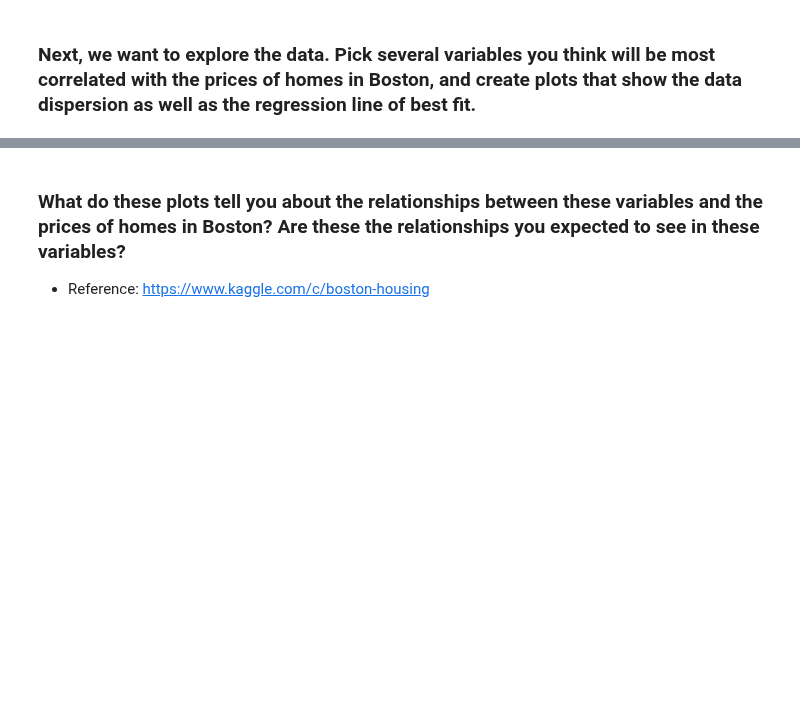
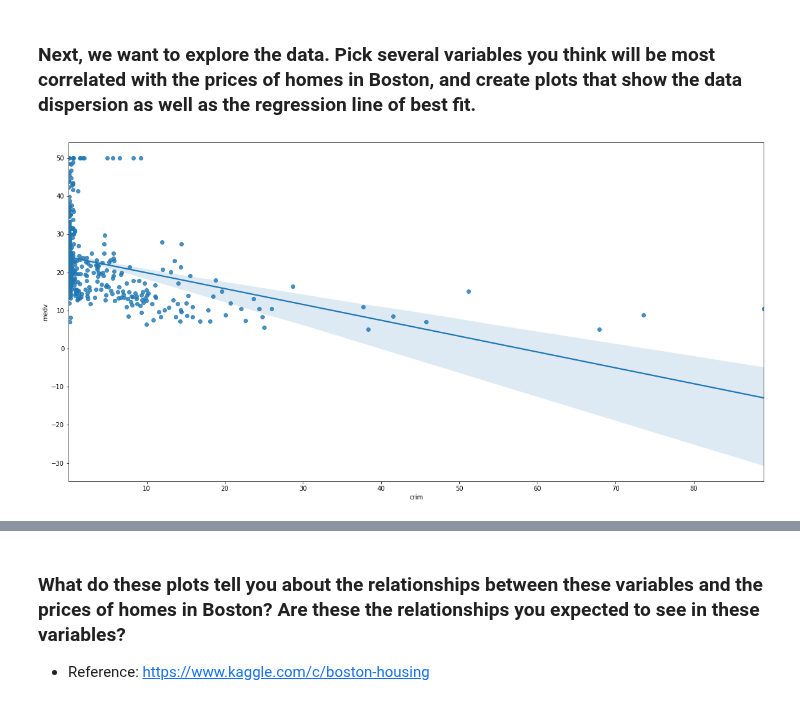
Before and after one commit to paoloironhack/data_analytics062020, a Jupyter notebook: labs/module_3/Evaluation_Sup_learning/main.ipynb, the cells around one changed output, grey strips where cells are left out. Drawn from its saved outputs; the diff is of its cells as text; code cells hidden in the pictures; blank space fills up the shorter version.

```diff
--- a/labs/module_3/Evaluation_Sup_learning/main.ipynb
+++ b/labs/module_3/Evaluation_Sup_learning/main.ipynb
@@ -20,0 +23,5 @@ Download the Boston dataset from [here](https://drive.google.com/file/d/1Bux3hwV
+# %%
+#your code here
+df = pd.read_csv('./data/Boston.csv',sep=',')
+df.drop(columns= 'Unnamed: 0',inplace=True)
+df.head()
@@ -26,0 +37,7 @@ Download the Boston dataset from [here](https://drive.google.com/file/d/1Bux3hwV
+# %%
+#your code here
+plt.figure(figsize=(20, 10))
+sns.regplot(data = df, x = 'crim', y = 'medv')
+plt.show()
+# %% [output]
+[figure, added]
```
Also changed, not shown: parts of 32 cells of this notebook, 10 other files.
